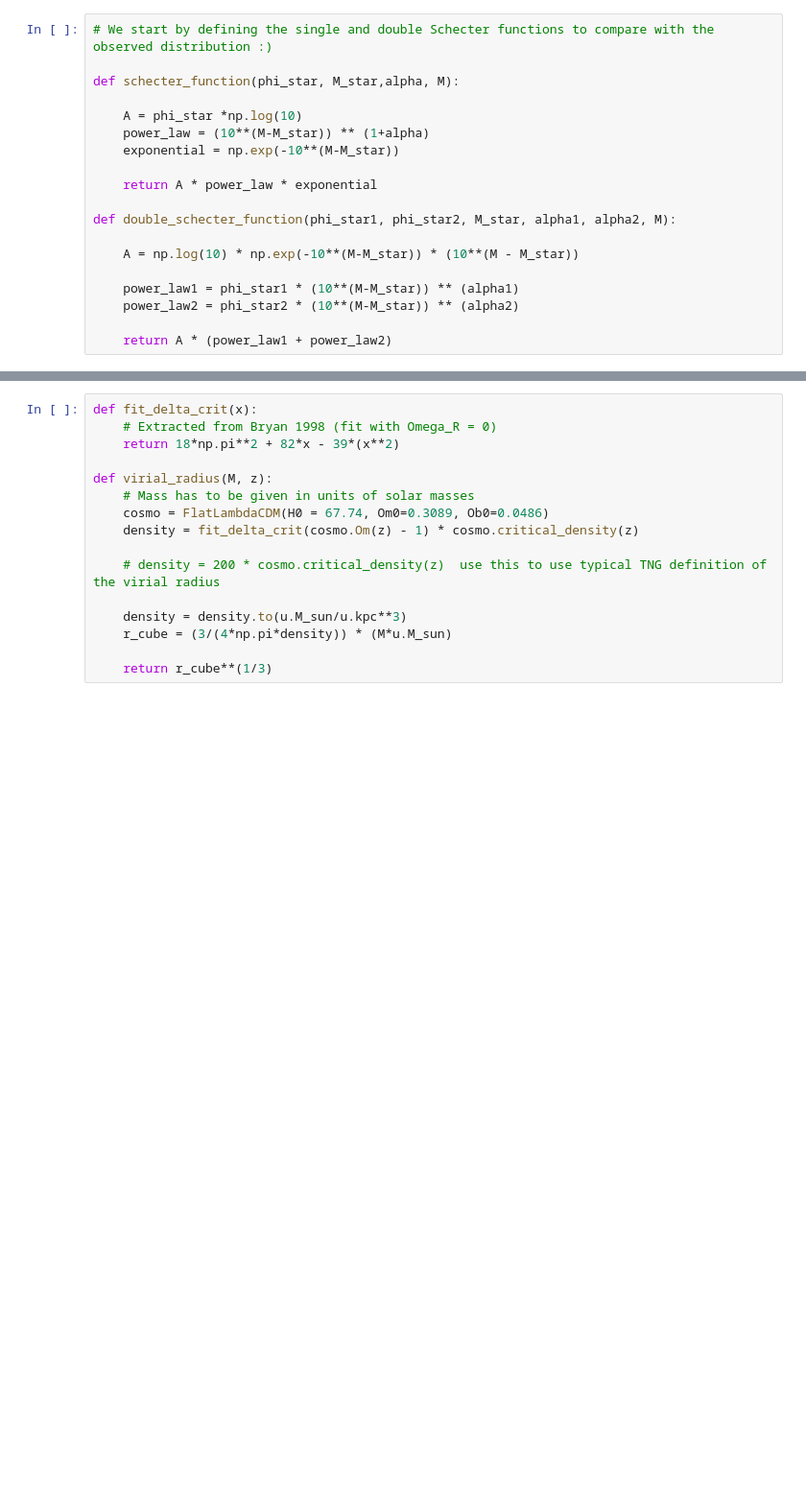
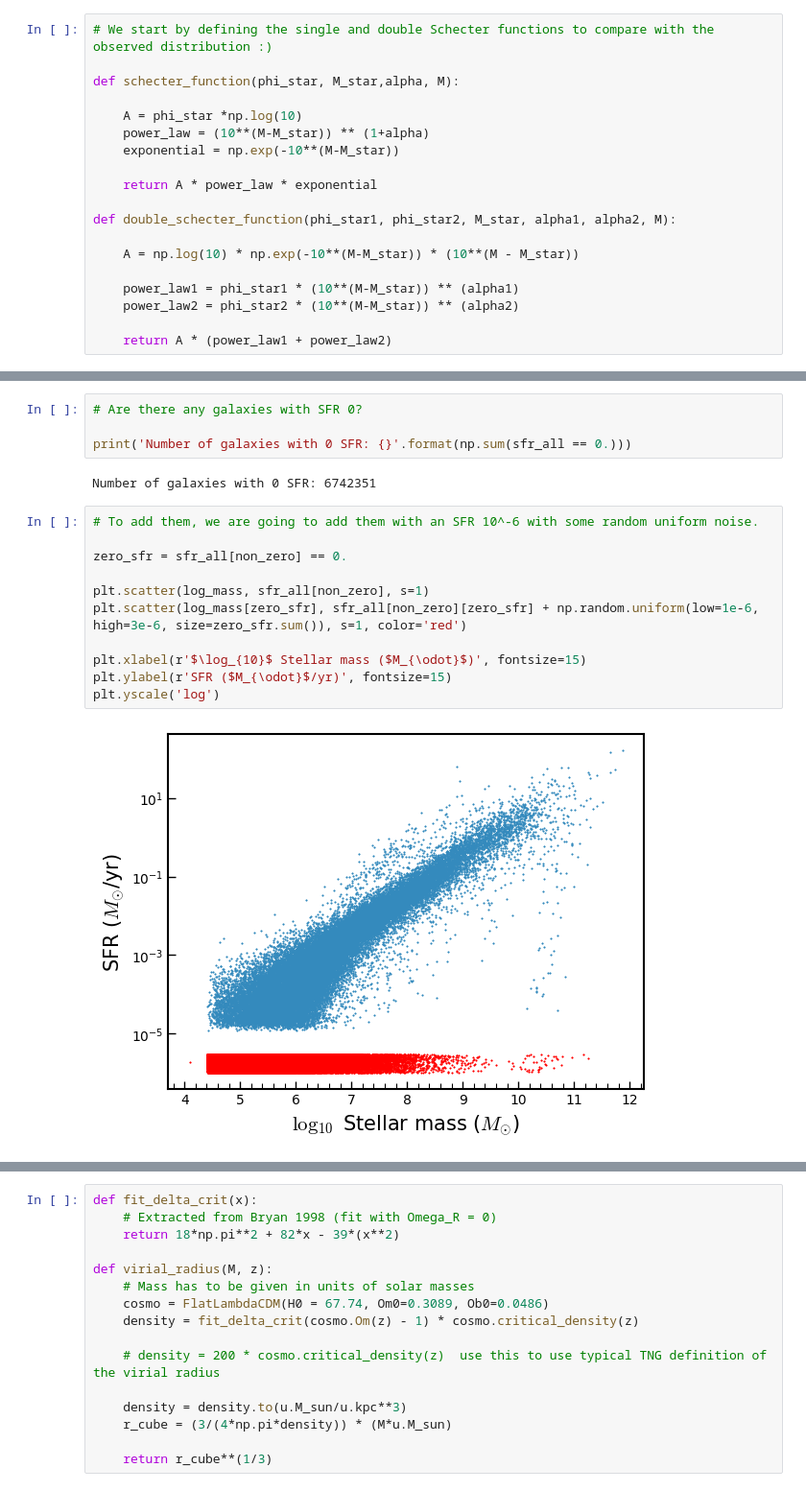
Before and after one commit to franciscourbina/TNG-and-TRIDENT-for-CGM-oriented-science, a Jupyter notebook: TNG_galaxies_exploration.ipynb, the cells around one changed output, grey strips where cells are left out. Shown at 96% size. Drawn from its saved outputs; the diff is of its cells as text; blank space fills up the shorter version.

```diff
--- a/TNG_galaxies_exploration.ipynb
+++ b/TNG_galaxies_exploration.ipynb
@@ -224,0 +221,19 @@ hi
+# %%
+# Are there any galaxies with SFR 0?
+
+print('Number of galaxies with 0 SFR: {}'.format(np.sum(sfr_all == 0.)))
+# %% [output]
+Number of galaxies with 0 SFR: 6742351
+# %%
+# To add them, we are going to add them with an SFR 10^-6 with some random uniform noise.
+
+zero_sfr = sfr_all[non_zero] == 0.
+
+plt.scatter(log_mass, sfr_all[non_zero], s=1)
+plt.scatter(log_mass[zero_sfr], sfr_all[non_zero][zero_sfr] + np.random.uniform(low=1e-6, high=3e-6, size=zero_sfr.sum()), s=1, color='red')
+
+plt.xlabel(r'$\log_{10}$ Stellar mass ($M_{\odot}$)', fontsize=15)
+plt.ylabel(r'SFR ($M_{\odot}$/yr)', fontsize=15)
+plt.yscale('log')
+# %% [output]
+[figure, added]
```
Also changed, not shown: parts of 83 cells of this notebook.
